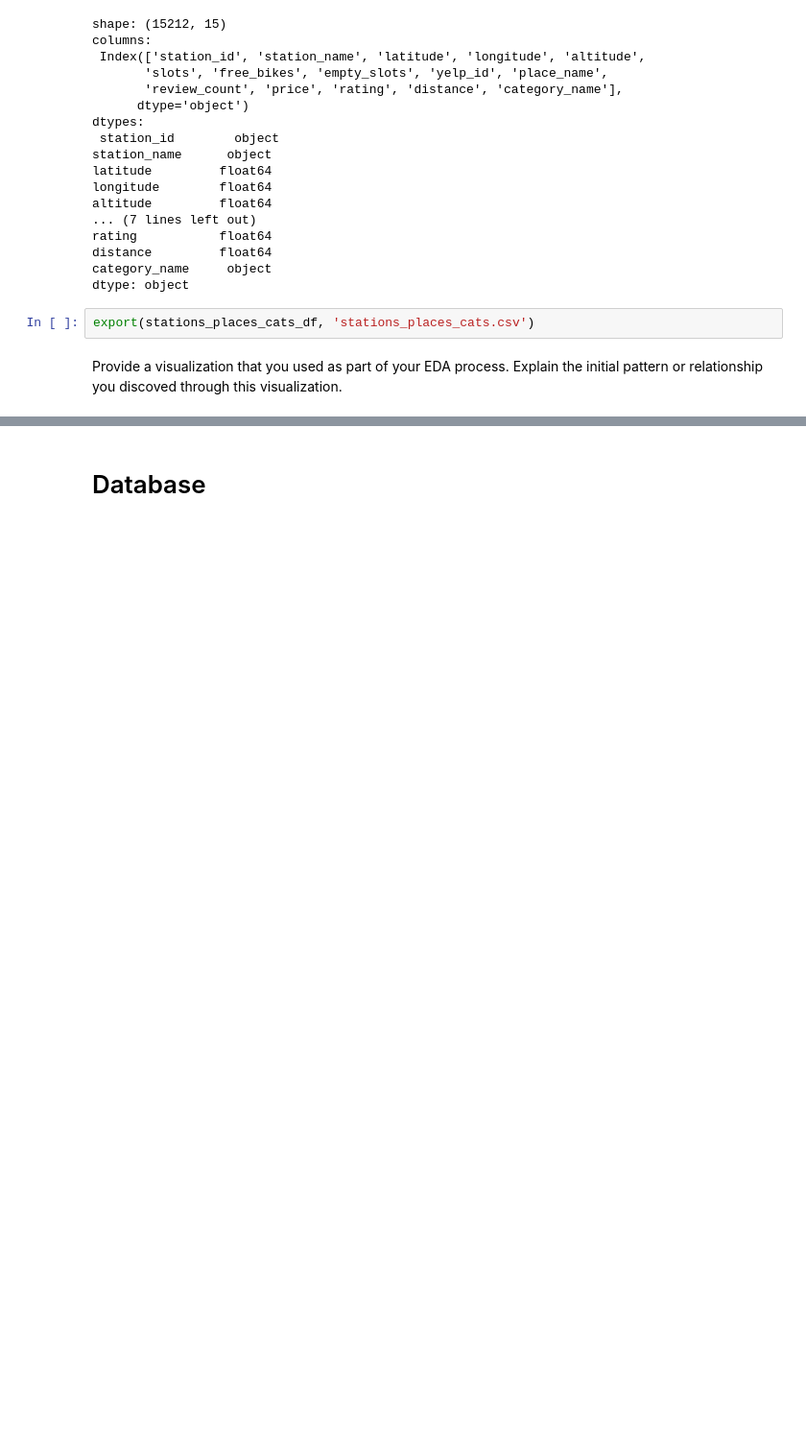
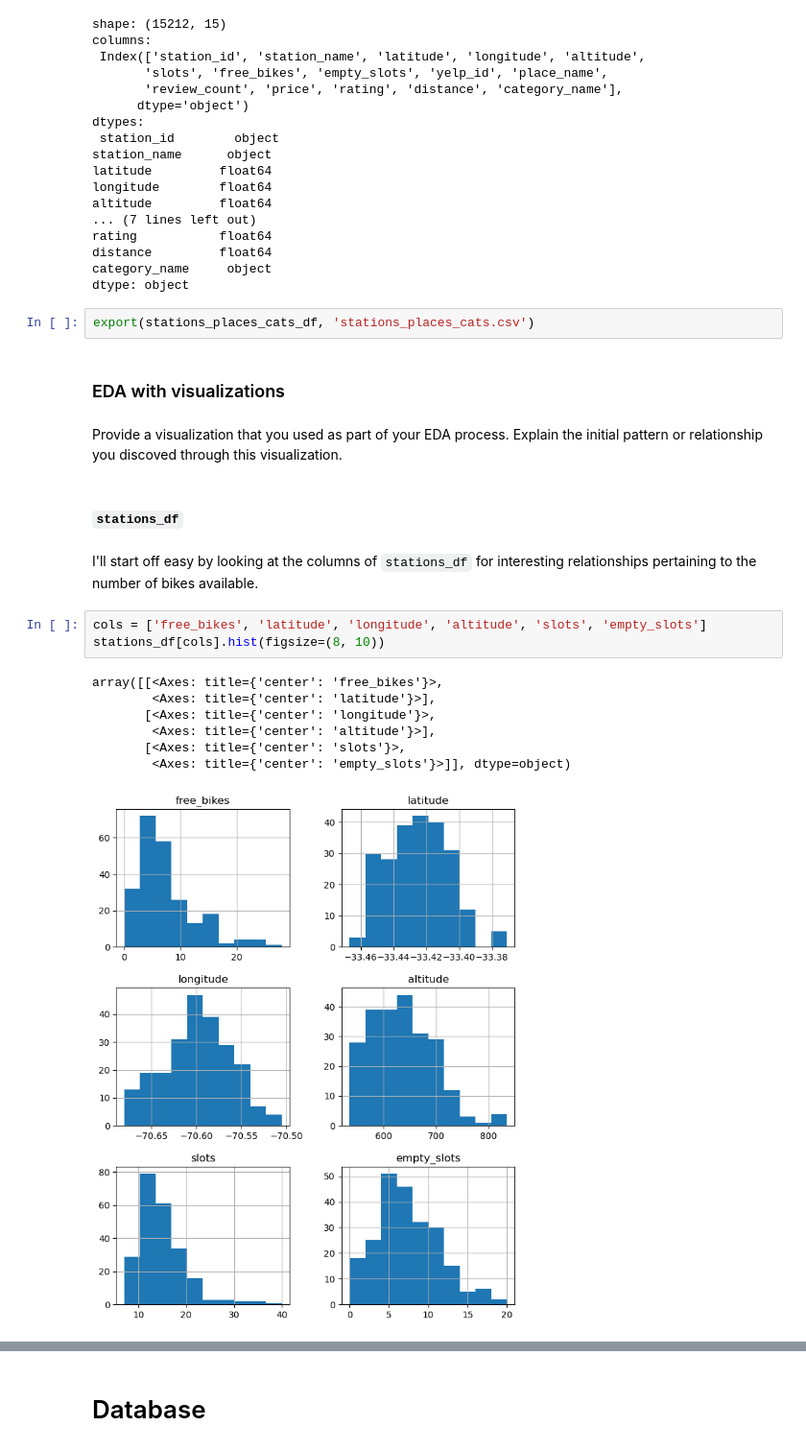
Before and after one commit to harnettd/stat-modelling-with-python, a Jupyter notebook: notebooks/joining_data.ipynb, the cells around one changed output, grey strips where cells are left out. Shown at 96% size. Saved outputs shown, nothing was run; the diff lists cells and outputs as text; blank space fills up the shorter version.

Commit message:
perform EDA on stations_df

```diff
--- a/notebooks/joining_data.ipynb
+++ b/notebooks/joining_data.ipynb
@@ -128,5 +132,22 @@ category_name     object
 dtype: object
 # %%
 export(stations_places_cats_df, 'stations_places_cats.csv')
+# %% [markdown]
+### EDA with visualizations
 # %% [markdown]
 Provide a visualization that you used as part of your EDA process. Explain the initial pattern or relationship you discoved through this visualization.
+# %% [markdown]
+#### `stations_df`
+# %% [markdown]
+I'll start off easy by looking at the columns of `stations_df` for interesting relationships pertaining to the number of bikes available.
+# %%
+cols = ['free_bikes', 'latitude', 'longitude', 'altitude', 'slots', 'empty_slots']
+stations_df[cols].hist(figsize=(8, 10))
+# %% [output]
+array([[<Axes: title={'center': 'free_bikes'}>,
+        <Axes: title={'center': 'latitude'}>],
+       [<Axes: title={'center': 'longitude'}>,
+        <Axes: title={'center': 'altitude'}>],
+       [<Axes: title={'center': 'slots'}>,
+        <Axes: title={'center': 'empty_slots'}>]], dtype=object)
+[figure, added]
```
Also changed, not shown: parts of 17 cells of this notebook, 1 other file.
